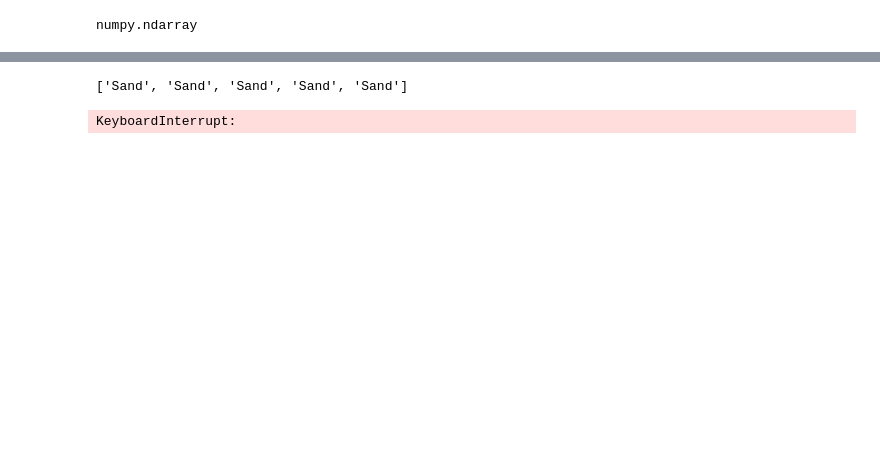
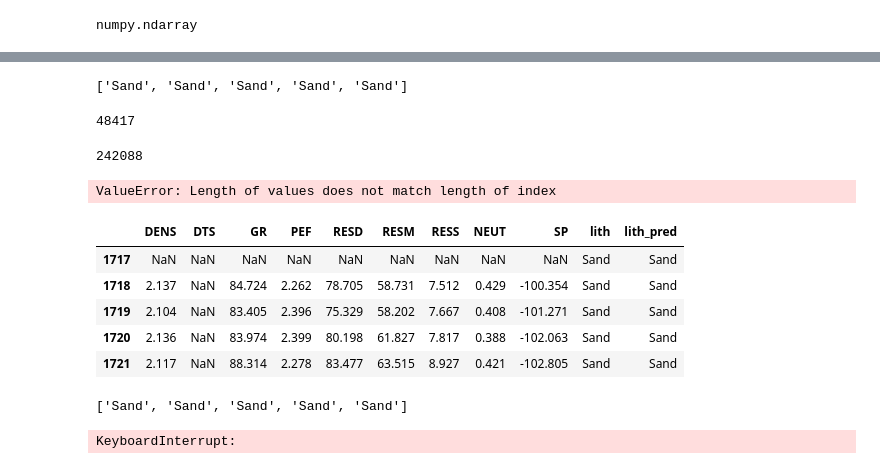
Before and after one commit to khursani8/well_top, a Jupyter notebook: scripts/base_line-Copy2.ipynb, the cells around one changed output, grey strips where cells are left out. Drawn from its saved outputs; the diff is of its cells as text; code cells hidden in the pictures; blank space fills up the shorter version.

Commit message:
add new pred

```diff
--- a/scripts/base_line-Copy2.ipynb
+++ b/scripts/base_line-Copy2.ipynb
@@ -81,0 +78,4 @@ AttributeError: 'list' object has no attribute 'T'
+# %%
+result[0:5]
+# %% [output]
+['Sand', 'Sand', 'Sand', 'Sand', 'Sand']
@@ -81,0 +84,21 @@ AttributeError: 'list' object has no attribute 'T'
+# %%
+len(lala)
+# %% [output]
+48417
+# %%
+len(full_df)
+# %% [output]
+242088
+# %%
+full_df['lith_pred'] = pd.Series(result).T.tolist()
+# %% [output]
+ValueError: Length of values does not match length of index
+# %%
+df.head()
+# %% [output]
+|  | DENS | DTS | GR | PEF | RESD | RESM | RESS | NEUT | SP | lith | lith_pred |
+| 1717 | NaN | NaN | NaN | NaN | NaN | NaN | NaN | NaN | NaN | Sand | Sand |
+| 1718 | 2.137 | NaN | 84.724 | 2.262 | 78.705 | 58.731 | 7.512 | 0.429 | -100.354 | Sand | Sand |
+| 1719 | 2.104 | NaN | 83.405 | 2.396 | 75.329 | 58.202 | 7.667 | 0.408 | -101.271 | Sand | Sand |
+| 1720 | 2.136 | NaN | 83.974 | 2.399 | 80.198 | 61.827 | 7.817 | 0.388 | -102.063 | Sand | Sand |
+| 1721 | 2.117 | NaN | 88.314 | 2.278 | 83.477 | 63.515 | 8.927 | 0.421 | -102.805 | Sand | Sand |
```
Also changed, not shown: parts of 13 cells of this notebook, 4 other files.
